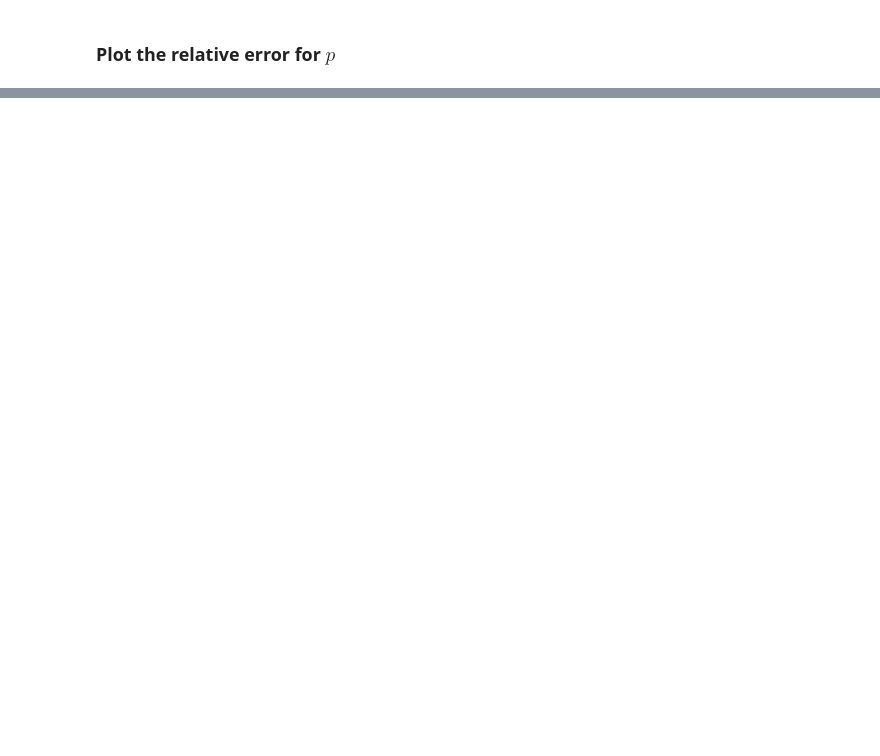
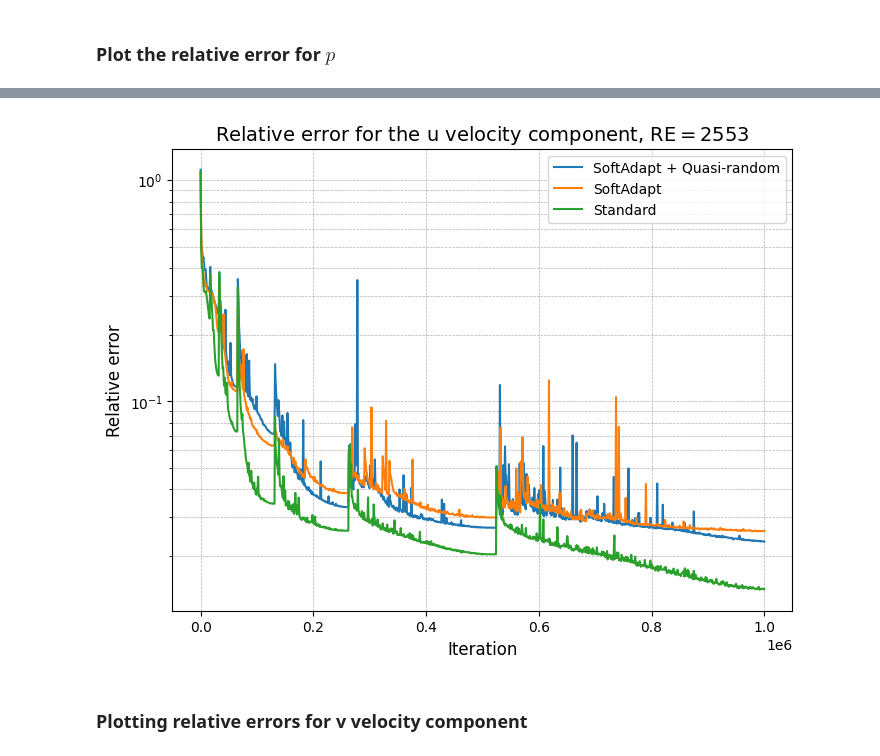
Before and after one commit to MadsHH7/PINN_Bachelor, a Jupyter notebook: Mads_leg/2D_NS/Results/RE_2156/Making_Plots.ipynb, the cells around one changed output, grey strips where cells are left out. Cells and saved outputs as stored; diff of their text form; code cells hidden in the pictures; blank space fills up the shorter version.

```diff
--- a/Mads_leg/2D_NS/Results/RE_2156/Making_Plots.ipynb
+++ b/Mads_leg/2D_NS/Results/RE_2156/Making_Plots.ipynb
@@ -54,0 +55,25 @@ plt.show()
+# %%
+# Load Relative Errors
+RE_std = pd.read_csv("/home/madshh7/PINN_Bachelor/Mads_leg/2D_NS/Results/RE_2156/Vel_u/STD_RE_2553 (2).csv")
+RE_SA = pd.read_csv("/home/madshh7/PINN_Bachelor/Mads_leg/2D_NS/Results/RE_2156/Vel_u/SA_RE_2553 (3).csv")
+RE_SAQR = pd.read_csv("/home/madshh7/PINN_Bachelor/Mads_leg/2D_NS/Results/RE_2156/Vel_u/SAQR_RE_2553 (3).csv")
+# %%
+# Create a figure and axis
+fig, ax = plt.subplots(figsize=(8, 6))
+ax.semilogy(RE_SAQR["Step"], RE_SAQR["Value"], label="SoftAdapt + Quasi-random")
+ax.semilogy(RE_SA["Step"], RE_SA["Value"], label="SoftAdapt")
+ax.semilogy(RE_std["Step"], RE_std["Value"], label="Standard")
+
+# Add labels and title
+ax.set_xlabel("Iteration", fontsize=12)
+ax.set_ylabel("Relative error", fontsize=12)
+ax.set_title(f"Relative error for the u velocity component, RE$=2553$", fontsize=14)
+
+# Add grid and legend
+ax.grid(True, which='both', linestyle='--', linewidth=0.5)
+ax.legend()
+plt.show()
+# %% [output]
+[figure, added]
+# %% [markdown]
+### Plotting relative errors for v velocity component
```
Also changed, not shown: parts of 8 cells of this notebook, 16 other files.
